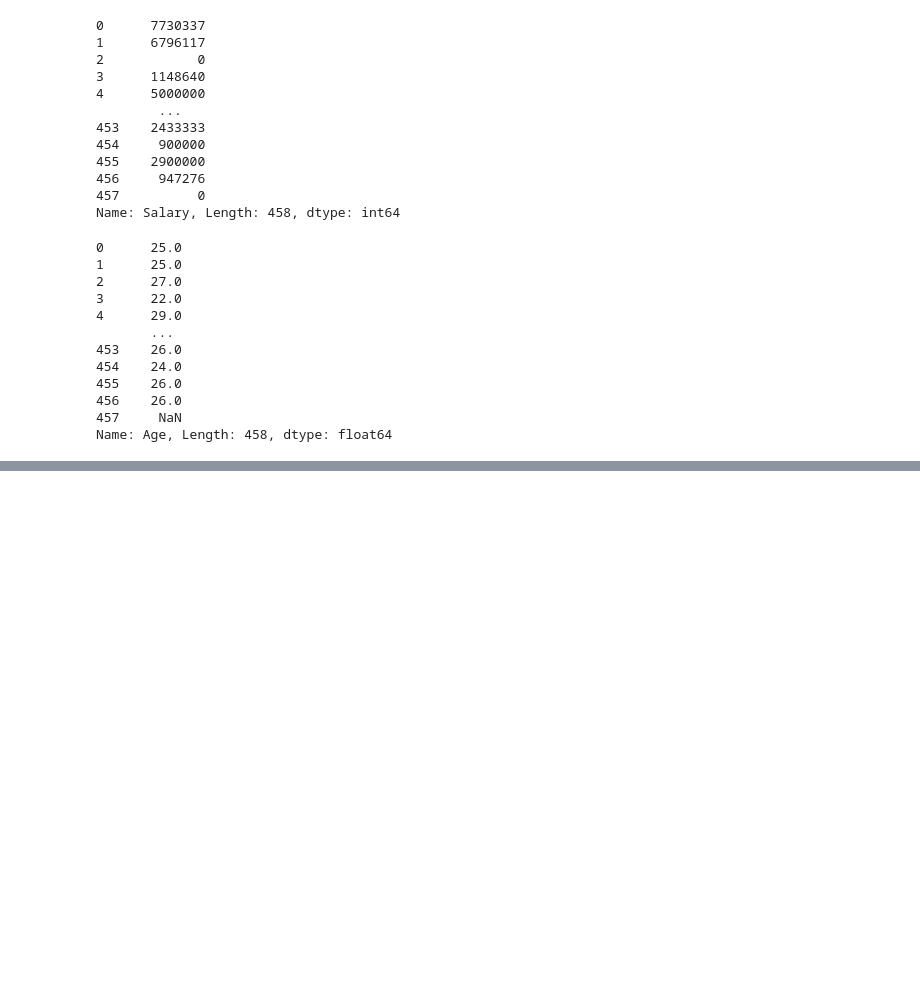
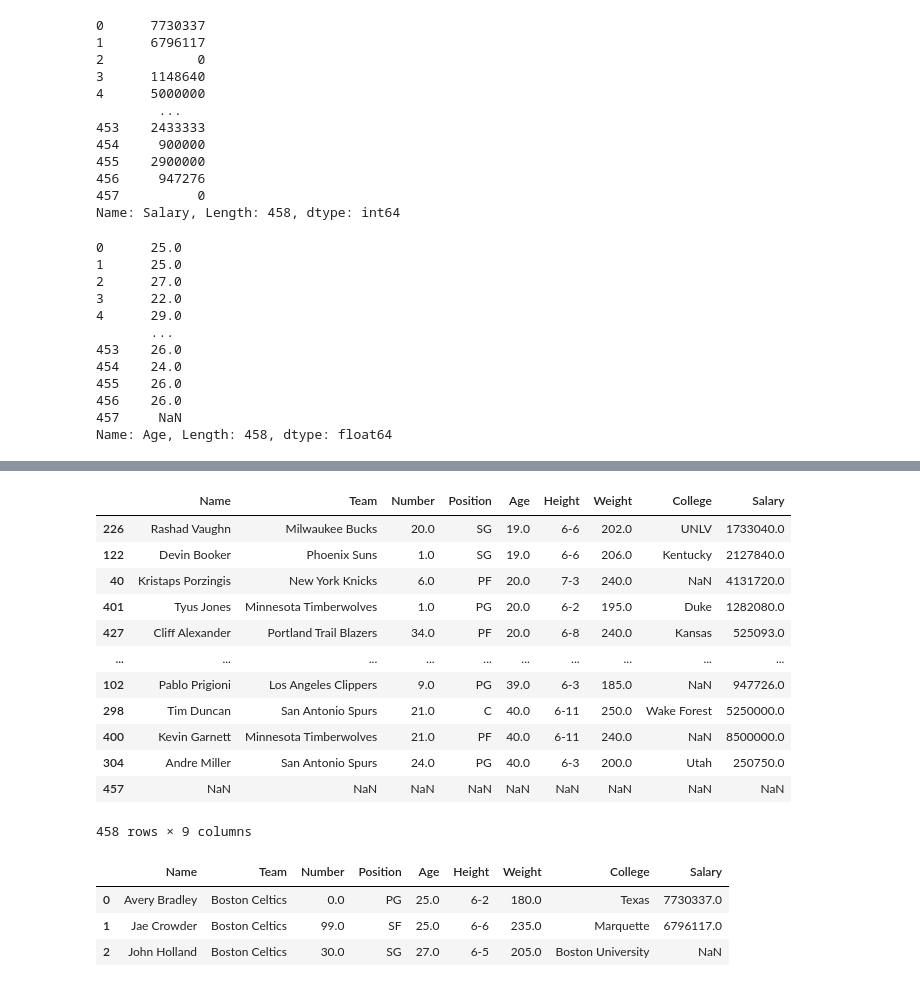
Before and after one commit to Carloss-Angulo/Ciencia-De-Datos-2026, a Jupyter notebook: Apuntes de clase/Modulo 2/DataFrame.ipynb, the cells around one changed output, grey strips where cells are left out. Saved outputs shown, nothing was run; the diff lists cells and outputs as text; code cells hidden in the pictures; blank space fills up the shorter version.

```diff
--- a/Apuntes de clase/Modulo 2/DataFrame.ipynb
+++ b/Apuntes de clase/Modulo 2/DataFrame.ipynb
@@ -791,0 +798,23 @@ nba["Position"].nunique()
+# %%
+nba.sort_values("Age", ascending=True)
+# %% [output]
+|  | Name | Team | Number | Position | Age | Height | Weight | College | Salary |
+| 226 | Rashad Vaughn | Milwaukee Bucks | 20.0 | SG | 19.0 | 6-6 | 202.0 | UNLV | 1733040.0 |
+| 122 | Devin Booker | Phoenix Suns | 1.0 | SG | 19.0 | 6-6 | 206.0 | Kentucky | 2127840.0 |
+| 40 | Kristaps Porzingis | New York Knicks | 6.0 | PF | 20.0 | 7-3 | 240.0 | NaN | 4131720.0 |
+| 401 | Tyus Jones | Minnesota Timberwolves | 1.0 | PG | 20.0 | 6-2 | 195.0 | Duke | 1282080.0 |
+| 427 | Cliff Alexander | Portland Trail Blazers | 34.0 | PF | 20.0 | 6-8 | 240.0 | Kansas | 525093.0 |
+| ... | ... | ... | ... | ... | ... | ... | ... | ... | ... |
+| 102 | Pablo Prigioni | Los Angeles Clippers | 9.0 | PG | 39.0 | 6-3 | 185.0 | NaN | 947726.0 |
+| 298 | Tim Duncan | San Antonio Spurs | 21.0 | C | 40.0 | 6-11 | 250.0 | Wake Forest | 5250000.0 |
+| 400 | Kevin Garnett | Minnesota Timberwolves | 21.0 | PF | 40.0 | 6-11 | 240.0 | NaN | 8500000.0 |
+| 304 | Andre Miller | San Antonio Spurs | 24.0 | PG | 40.0 | 6-3 | 200.0 | Utah | 250750.0 |
+| 457 | NaN | NaN | NaN | NaN | NaN | NaN | NaN | NaN | NaN |
+458 rows × 9 columns
+# %%
+nba.head(3)
+# %% [output]
+|  | Name | Team | Number | Position | Age | Height | Weight | College | Salary |
+| 0 | Avery Bradley | Boston Celtics | 0.0 | PG | 25.0 | 6-2 | 180.0 | Texas | 7730337.0 |
+| 1 | Jae Crowder | Boston Celtics | 99.0 | SF | 25.0 | 6-6 | 235.0 | Marquette | 6796117.0 |
+| 2 | John Holland | Boston Celtics | 30.0 | SG | 27.0 | 6-5 | 205.0 | Boston University | NaN |
```
Also changed, not shown: parts of 14 cells of this notebook, 1 other file.
